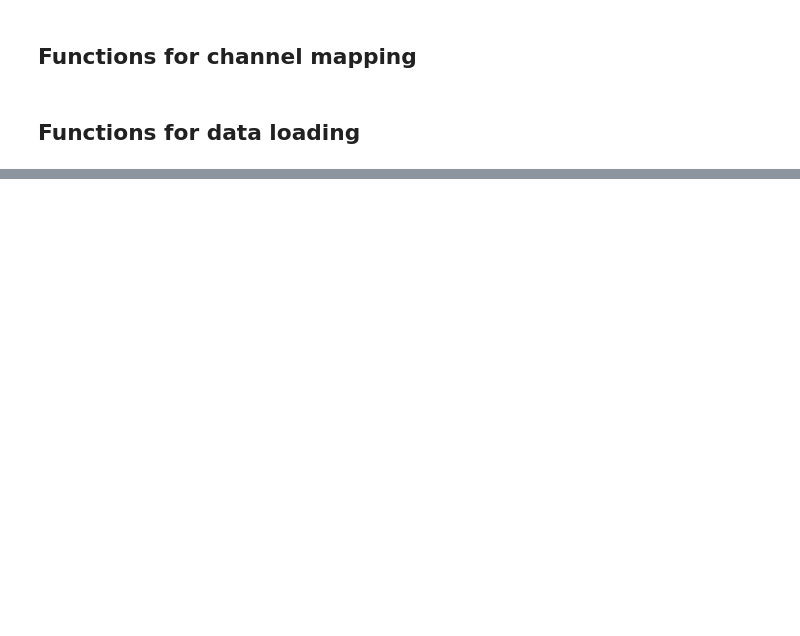
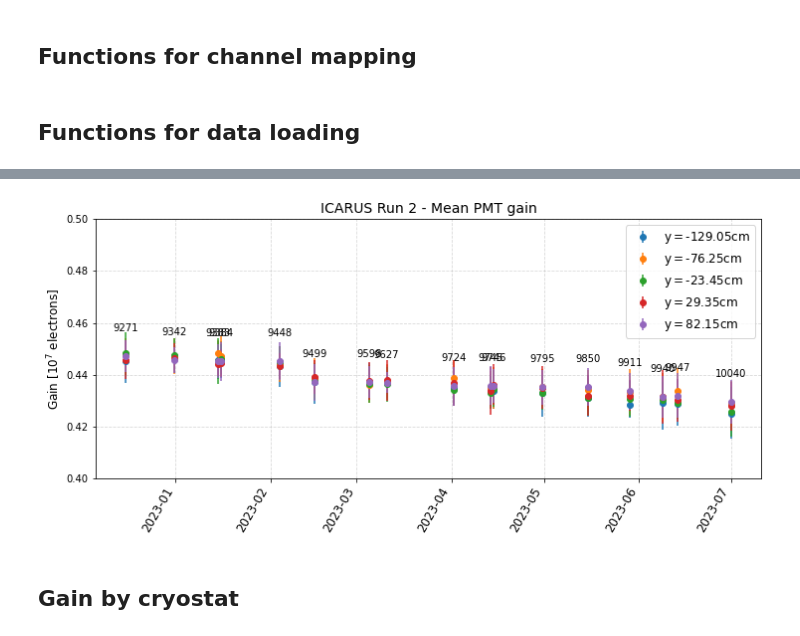
Before and after one commit to mvicenzi/pmt-calibration, a Jupyter notebook: analyze_runs/python/check-gain-timeseries.ipynb, the cells around one changed output, grey strips where cells are left out. Drawn from its saved outputs; the diff is of its cells as text; code cells hidden in the pictures; blank space fills up the shorter version.

```diff
--- a/analyze_runs/python/check-gain-timeseries.ipynb
+++ b/analyze_runs/python/check-gain-timeseries.ipynb
@@ -232,0 +281,4 @@ print("ALL DONE")
+# %%
+dpmt["y"] = dpmt.pmt.apply(lambda x: getY(x))
+dyquota = dpmt.explode(["timestamp", "q","date","run"]).reset_index()
+dyquota.drop(columns=["index","nentries","eq"],inplace=True)
@@ -232,0 +292,7 @@ print("ALL DONE")
+# %%
+dy = dyquota.groupby(["timestamp","date","run","y"]).agg(list)
+dy[["mean_fit_q","fit_sigma","equal","eEqual"]] = dy.apply(lambda x: fitGains(x["q"]), axis=1, result_type='expand')
+dy.reset_index(inplace=True)
+dy.drop(columns=["pmt","cryo","q","equal","eEqual"],inplace=True)
+dy = dy.groupby(["y"]).agg(list).reset_index()
+dy.head()
@@ -232,0 +306,26 @@ print("ALL DONE")
+# %%
+fig = plt.figure(figsize=(12, 4.8))
+
+for quota in (-129.05,-76.25,-23.45,29.35,82.15):
+
+    _sel = dy.y == quota
+    xs=dy[_sel].date.to_numpy()[0]
+    ys=dy[_sel].mean_fit_q.to_numpy()[0]
+    err=dy[_sel].fit_sigma.to_numpy()[0]
+    plt.errorbar( x=xs, y=ys, yerr=err, fmt='o',label="y$=${}cm".format(quota))
+
+for i,r in enumerate(dy[_sel].run.to_numpy()[0]):
+    plt.annotate( str(r), xy=(xs[i],ys[i]),textcoords="offset points", xytext=(0,25), ha='center')
+
+plt.ylim((0.4,0.5))
+plt.ylabel("Gain [$10^7$ electrons]", fontsize=12)
+plt.title("ICARUS Run 2 - Mean PMT gain", fontsize=14)
+plt.grid(alpha=0.5, linestyle="dashed")
+plt.setp(plt.gca().get_xticklabels(), rotation=60, ha="right", fontsize=12)
+plt.legend(fontsize=12)
+
+plt.show()
+# %% [output]
+[figure, added]
+# %% [markdown]
+## Gain by cryostat
```
Also changed, not shown: parts of 21 cells of this notebook.
